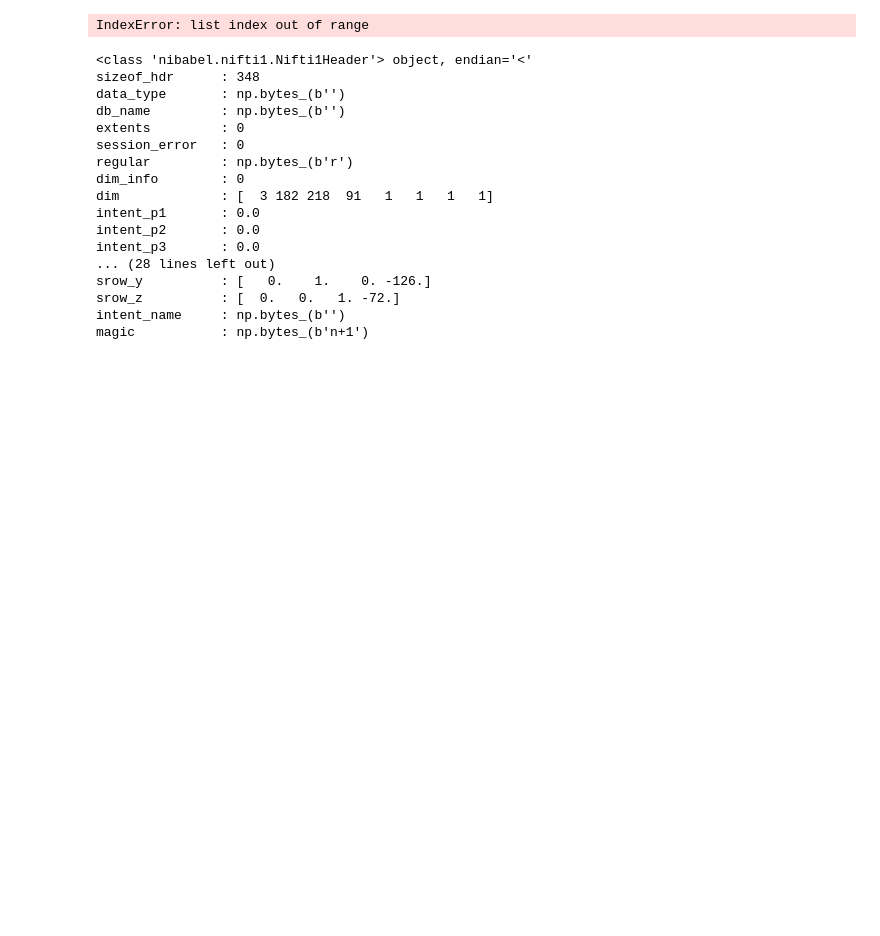
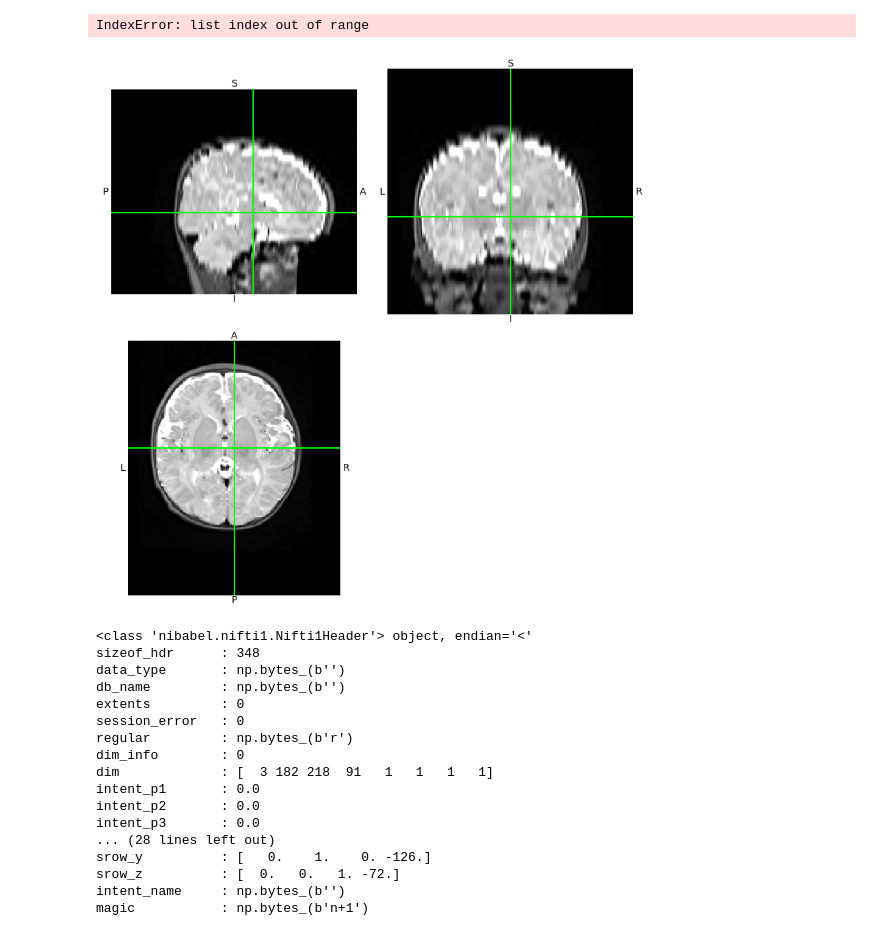
Before and after one commit to almalennartsson-dev/baby-ai-local, a Jupyter notebook: synthesize.ipynb, the cells around one changed output. Saved outputs shown, nothing was run; the diff lists cells and outputs as text; code cells hidden in the pictures; blank space fills up the shorter version.

```diff
--- a/synthesize.ipynb
+++ b/synthesize.ipynb
@@ -60,8 +60,17 @@ Python(50659) MallocStackLogging: can't turn off malloc stack logging because it
 IndexError: list index out of range
 # %%
 #AUGMENTING
-
+DIR = DATA_DIR/"LR_data"/"even"/"LR8"
 for f in t2_files:
-    lr = create_LR_img(nib.load(f).get_fdata(), 4, start_slice=1)
+    lr = create_LR_img(nib.load(f).get_fdata(), 8, start_slice=0)
     lr_nib = nib.Nifti1Image(lr, nib.load(f).affine)
-    nib.save(lr_nib, SAVE_DIR/f.name.replace("T2w","T2w_LR4"))
+    nib.save(lr_nib, DIR/f.name.replace("T2w","T2w_LR8"))
+# %%
+dir = DATA_DIR/"LR_data"/"even"/"LR5"
+test = sorted(dir.rglob("*T2w_LR5.nii.gz"))
+test = nib.load(test[0])
+test.orthoview()
+test = normalize(test)
+nib.save(test, DATA_DIR/"LR_data"/"even"/"normalized_T2w_LR5.nii.gz")
+# %% [output]
+[figure, added]
```
Also changed, not shown: parts of 3 cells of this notebook, 12 other files.
